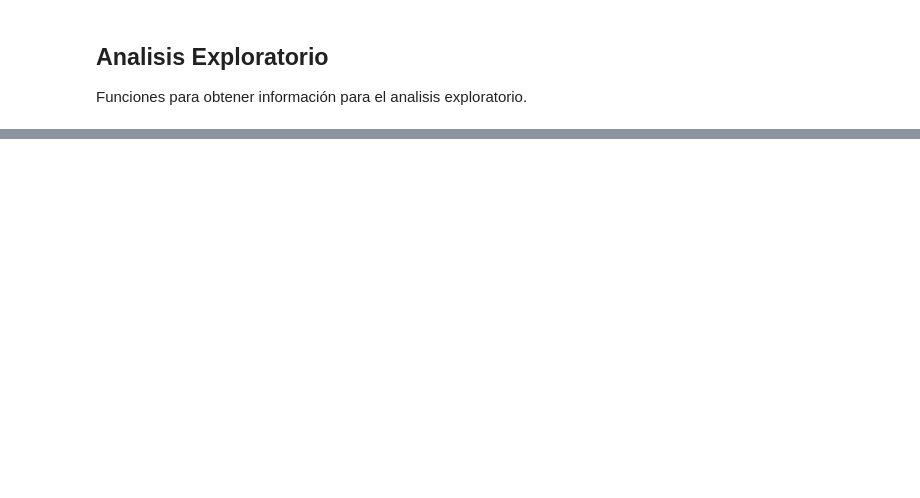
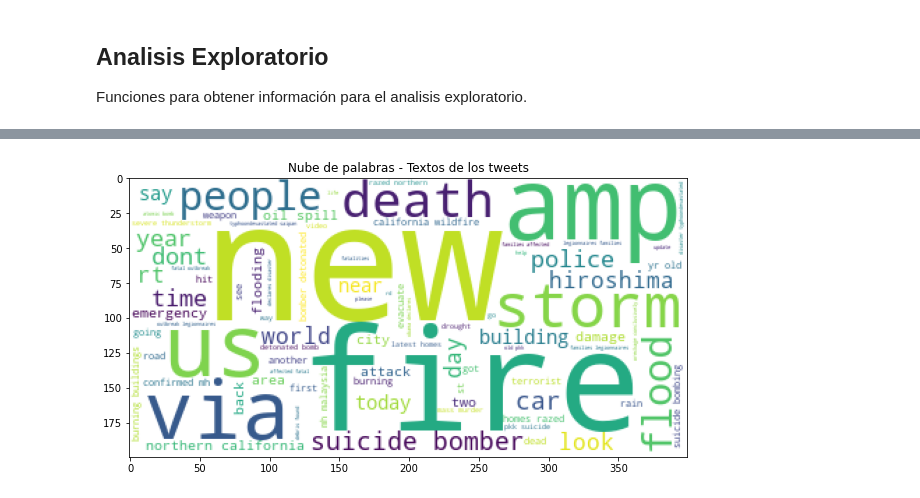
Before and after one commit to andro095/Data-Science, a Jupyter notebook: Project2/Project2_Analisis.ipynb, the cells around one changed output, grey strips where cells are left out. Saved outputs shown, nothing was run; the diff lists cells and outputs as text; code cells hidden in the pictures; blank space fills up the shorter version.

```diff
--- a/Project2/Project2_Analisis.ipynb
+++ b/Project2/Project2_Analisis.ipynb
@@ -57,0 +87,4 @@ def generate_word_cloud(arr,title):
+# %%
+generate_word_cloud(text,"- Textos de los tweets")
+# %% [output]
+[figure, added]
```
Also changed, not shown: parts of 6 cells of this notebook.
